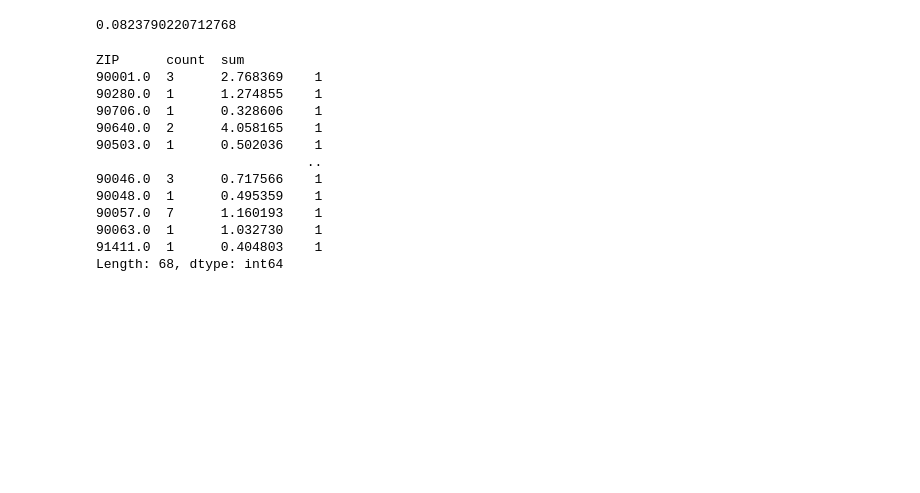
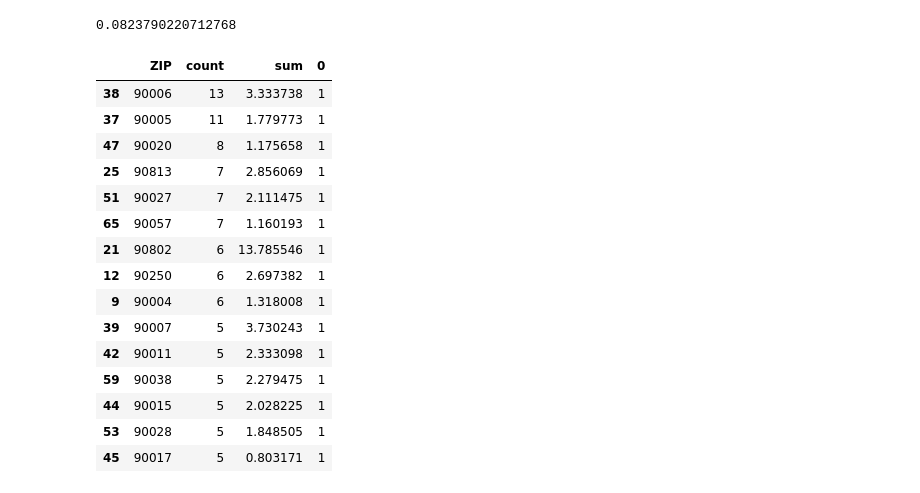
Before and after one commit to janderson5417/earthgrids_v2, a Jupyter notebook: v1.ipynb, the cells around one changed output. Saved outputs shown, nothing was run; the diff lists cells and outputs as text; code cells hidden in the pictures; blank space fills up the shorter version.

```diff
--- a/v1.ipynb
+++ b/v1.ipynb
@@ -535,18 +535,23 @@ priority_tracts['pop2010'].sum()/cl_results0_areas['pop2010'].sum()
 0.0823790220712768
 # %%
 priority_zips = priority_tracts.groupby('ZIP').agg(['count', 'sum'])['area'].reset_index()
-priority_zips.value_counts()
+bar = pd.DataFrame(priority_zips.value_counts()).reset_index()
+bar['ZIP'] = bar['ZIP'].round().astype(int)
+bar.sort_values('count', ascending = False).head(15)
 # %% [output]
-ZIP      count  sum
-90001.0  3      2.768369    1
-90280.0  1      1.274855    1
-90706.0  1      0.328606    1
-90640.0  2      4.058165    1
-90503.0  1      0.502036    1
-                           ..
-90046.0  3      0.717566    1
-90048.0  1      0.495359    1
-90057.0  7      1.160193    1
-90063.0  1      1.032730    1
-91411.0  1      0.404803    1
-Length: 68, dtype: int64
+|  | ZIP | count | sum | 0 |
+| 38 | 90006 | 13 | 3.333738 | 1 |
+| 37 | 90005 | 11 | 1.779773 | 1 |
+| 47 | 90020 | 8 | 1.175658 | 1 |
+| 25 | 90813 | 7 | 2.856069 | 1 |
+| 51 | 90027 | 7 | 2.111475 | 1 |
+| 65 | 90057 | 7 | 1.160193 | 1 |
+| 21 | 90802 | 6 | 13.785546 | 1 |
+| 12 | 90250 | 6 | 2.697382 | 1 |
+| 9 | 90004 | 6 | 1.318008 | 1 |
+| 39 | 90007 | 5 | 3.730243 | 1 |
+| 42 | 90011 | 5 | 2.333098 | 1 |
+| 59 | 90038 | 5 | 2.279475 | 1 |
+| 44 | 90015 | 5 | 2.028225 | 1 |
+| 53 | 90028 | 5 | 1.848505 | 1 |
+| 45 | 90017 | 5 | 0.803171 | 1 |
```
Also changed, not shown: parts of 12 cells of this notebook, 1 other file.
